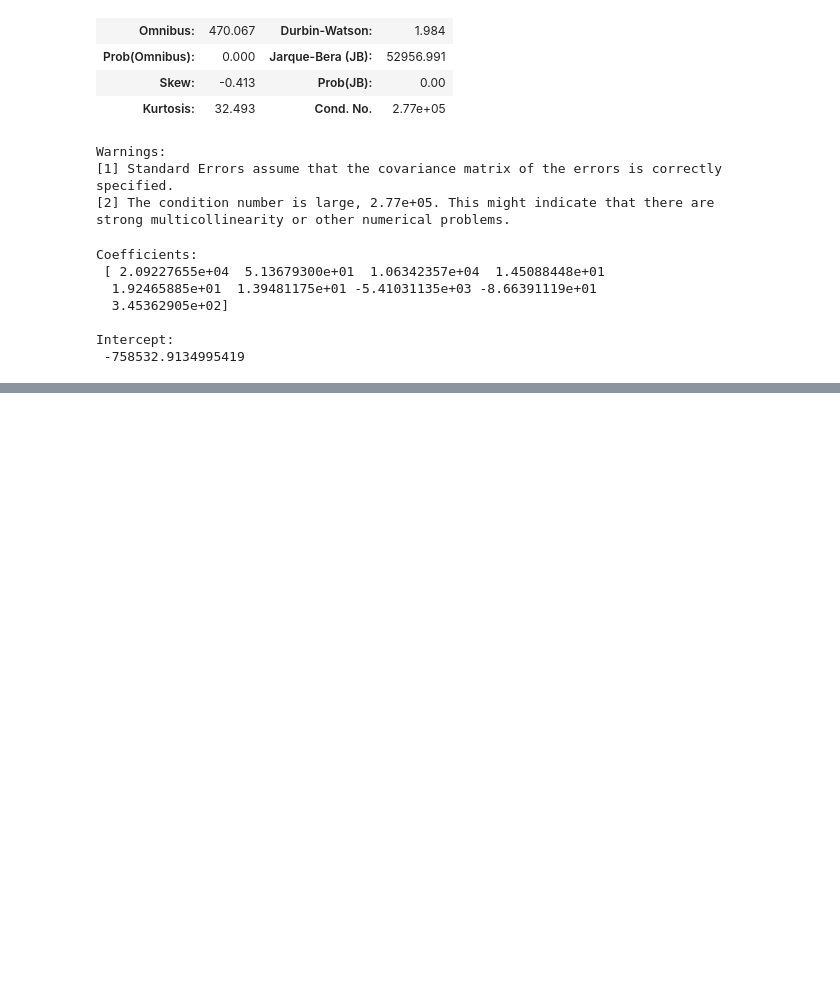
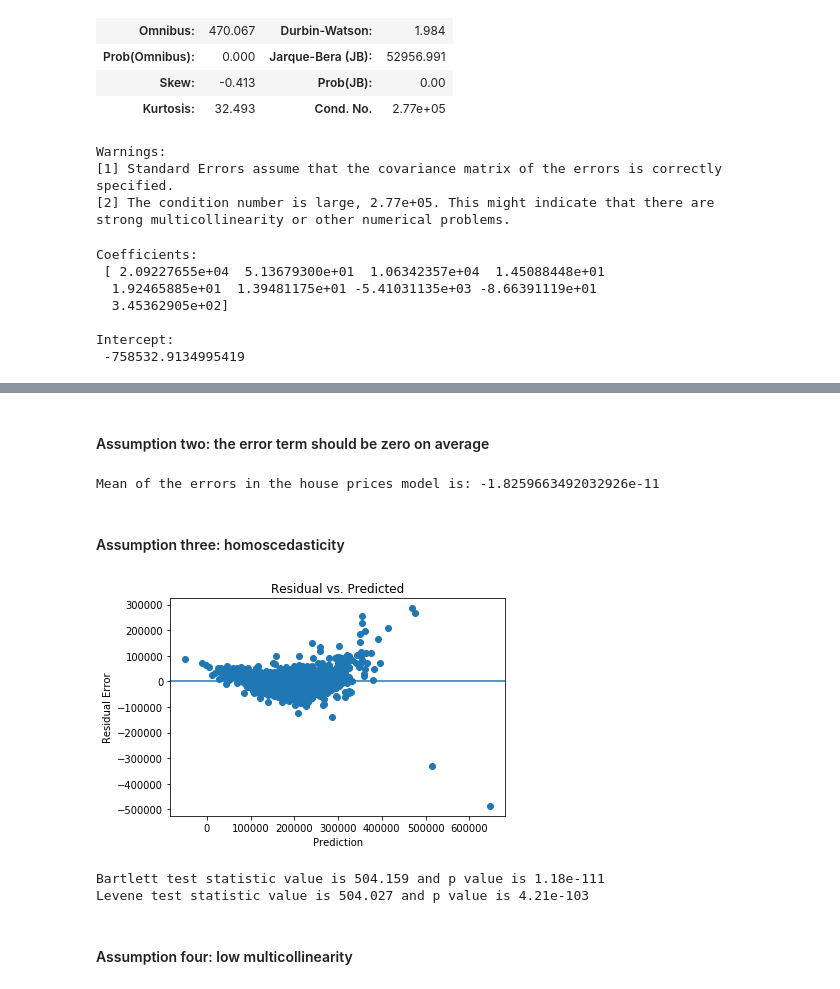
Before and after one commit to rajinigurijala/Thinkful, a Jupyter notebook: SimpleLinearRegressionOLS.ipynb, the cells around one changed output, grey strips where cells are left out. Drawn from its saved outputs; the diff is of its cells as text; code cells hidden in the pictures; blank space fills up the shorter version.

```diff
--- a/SimpleLinearRegressionOLS.ipynb
+++ b/SimpleLinearRegressionOLS.ipynb
@@ -224,0 +234,34 @@ Intercept:
+# %% [markdown]
+#### Assumption two: the error term should be zero on average
+# %%
+predictions = lrm.predict(X)
+errors = Y - predictions
+
+print("Mean of the errors in the house prices model is: {}".format(np.mean(errors)))
+# %% [output]
+Mean of the errors in the house prices model is: -1.8259663492032926e-11
+# %% [markdown]
+#### Assumption three: homoscedasticity
+# %%
+plt.scatter(predictions, errors)
+plt.xlabel('Prediction')
+plt.ylabel('Residual Error')
+plt.axhline(y=0)
+plt.title('Residual vs. Predicted')
+plt.show()
+# %% [output]
+[figure, added]
+# %%
+from scipy.stats import bartlett
+from scipy.stats import levene
+
+bart_stats = bartlett(predictions, errors)
+lev_stats = levene(predictions, errors)
+
+print("Bartlett test statistic value is {0:3g} and p value is {1:.3g}".format(bart_stats[0], bart_stats[1]))
+print("Levene test statistic value is {0:3g} and p value is {1:.3g}".format(lev_stats[0], lev_stats[1]))
+# %% [output]
+Bartlett test statistic value is 504.159 and p value is 1.18e-111
+Levene test statistic value is 504.027 and p value is 4.21e-103
+# %% [markdown]
+#### Assumption four: low multicollinearity
```
Also changed, not shown: parts of 15 cells of this notebook.
